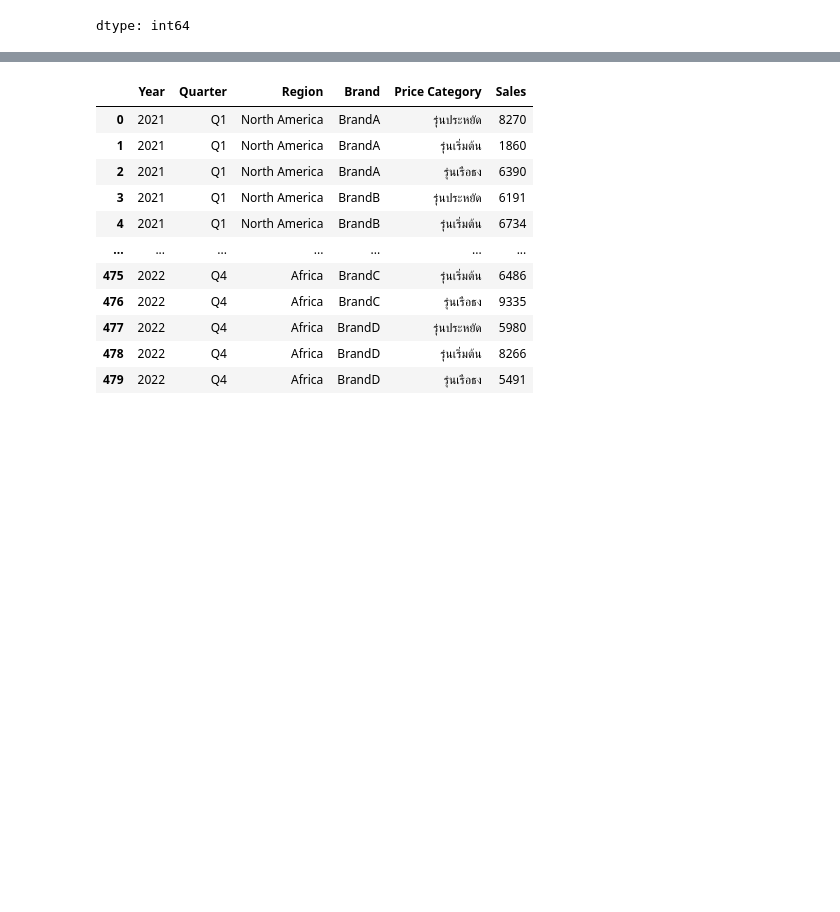
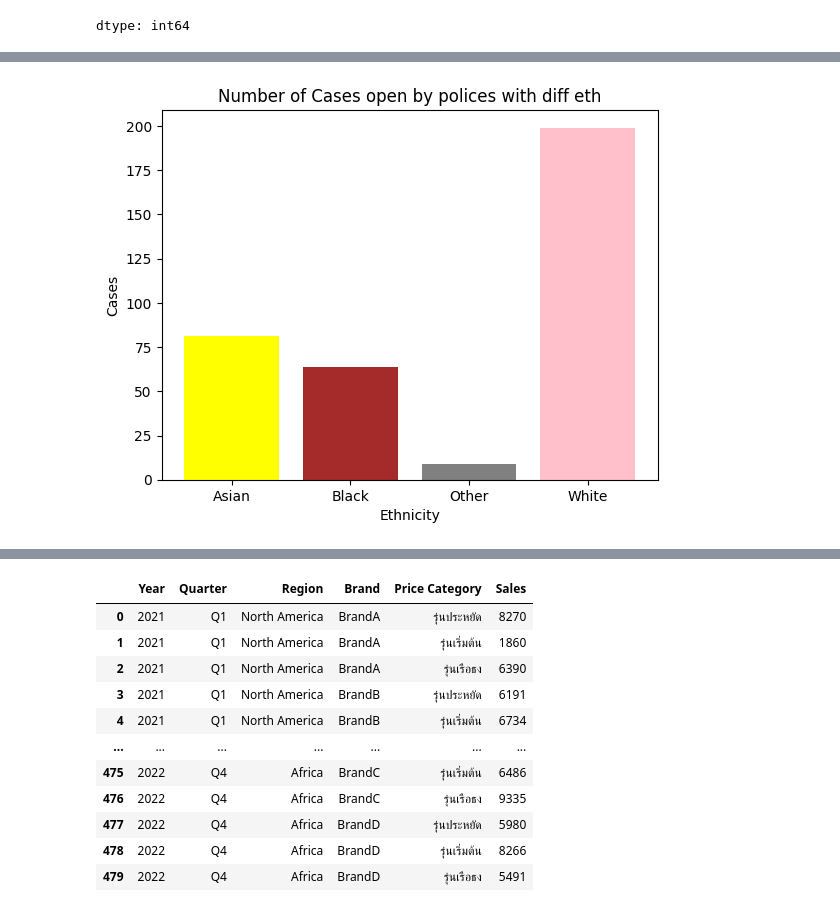
Before and after one commit to Ellizence01/dataviz2025, a Jupyter notebook: Copy_of_Visualize_Data_Comparison_2025.ipynb, the cells around one changed output, grey strips where cells are left out. Cells and saved outputs as stored; diff of their text form; code cells hidden in the pictures; blank space fills up the shorter version.

```diff
--- a/Copy_of_Visualize_Data_Comparison_2025.ipynb
+++ b/Copy_of_Visualize_Data_Comparison_2025.ipynb
@@ -47,0 +74,8 @@ dtype: int64
+# %%
+colors = ['yellow', 'brown', 'grey', 'pink']
+plt.bar(officecount['Officer-defined ethnicity'], officecount['Type'], color=colors)
+plt.xlabel('Ethnicity')
+plt.ylabel('Cases')
+plt.title('Number of Cases open by polices with diff eth');
+# %% [output]
+[figure, added]
```
Also changed, not shown: parts of 9 cells of this notebook.
